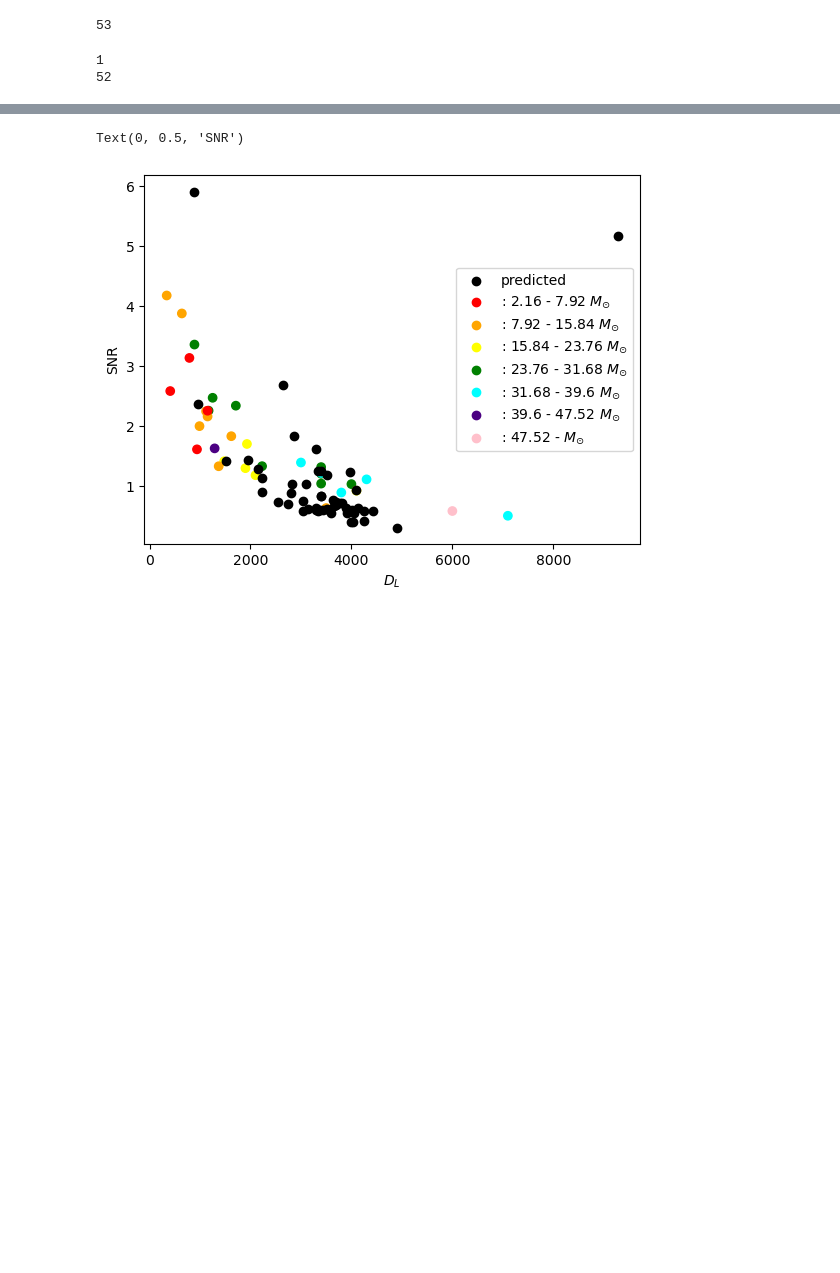
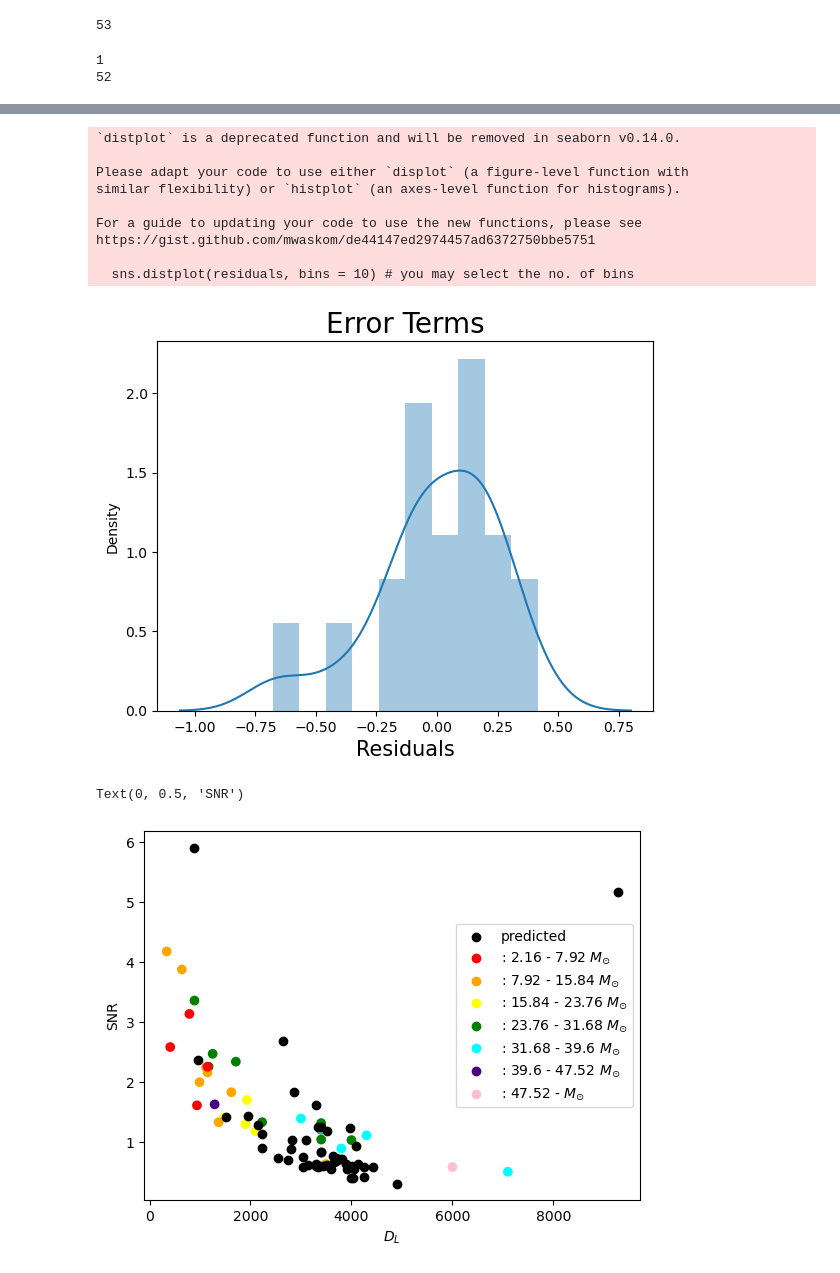
Before and after one commit to AndrewValentini/Gravitational-Waves-Research-23-24, a Jupyter notebook: Data Analysis/testing.ipynb, the cells around one changed output, grey strips where cells are left out. Drawn from its saved outputs; the diff is of its cells as text; code cells hidden in the pictures; blank space fills up the shorter version.

```diff
--- a/Data Analysis/testing.ipynb
+++ b/Data Analysis/testing.ipynb
@@ -196,3 +253,23 @@ Text(0.5, 0, '$M_{tot}$')
+# %%
+import seaborn as sns
+
+residuals = np.log(sub_O3_BBH["luminosity_distance"]) - sub_O3_BBH["log(predicted_luminosity_distance)"]
+
+sns.distplot(residuals, bins = 10) # you may select the no. of bins
+plt.title('Error Terms', fontsize=20)
+plt.xlabel('Residuals', fontsize = 15)
+plt.show()
+# %% [output]
+`distplot` is a deprecated function and will be removed in seaborn v0.14.0.
+
+Please adapt your code to use either `displot` (a figure-level function with
+similar flexibility) or `histplot` (an axes-level function for histograms).
+
+For a guide to updating your code to use the new functions, please see
+https://gist.github.com/mwaskom/de44147ed2974457ad6372750bbe5751
+
+  sns.distplot(residuals, bins = 10) # you may select the no. of bins
+[figure, added]
 # %%
 plt.scatter(O3_BBH["luminosity_distance"],O3_BBH["network_matched_filter_snr"]/np.sqrt(O3_BBH["mass_1_source"]+O3_BBH["mass_2_source"]), color = O3_BBH["color"])
 plt.scatter(O4_BBH["predicted_luminosity_distance"],O4_BBH["snr"]/np.sqrt(O4_BBH["mass1"]+O4_BBH["mass2"]), color = "black", label="predicted")
```
Also changed, not shown: parts of 8 cells of this notebook.
